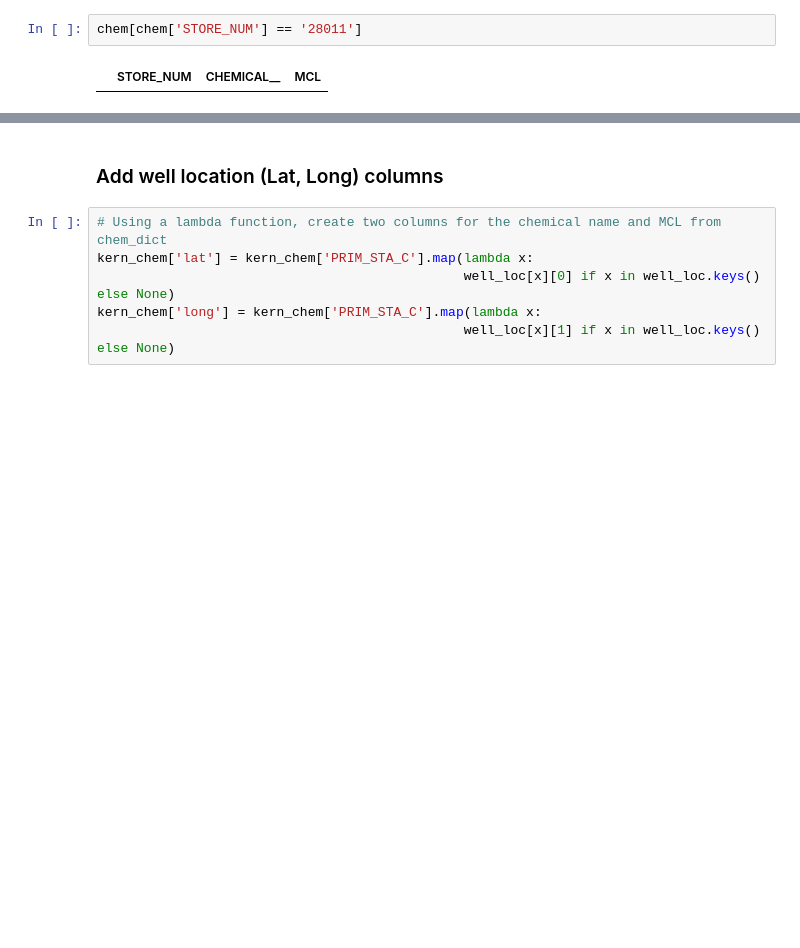
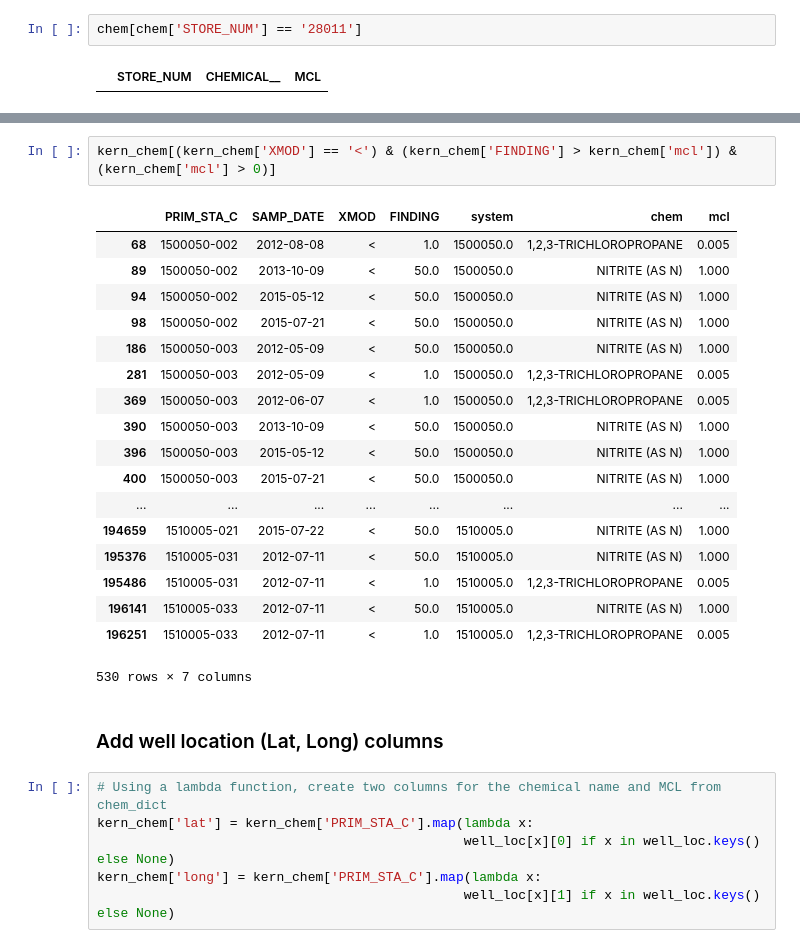
Before and after one commit to waterdatacollaborative/NicoleLook_Drinking-Water-Contaminant-Classification, a Jupyter notebook: Capstone.ipynb, the cells around one changed output, grey strips where cells are left out. Saved outputs shown, nothing was run; the diff lists cells and outputs as text; blank space fills up the shorter version.

```diff
--- a/Capstone.ipynb
+++ b/Capstone.ipynb
@@ -512,3 +443,24 @@ chem_sort.iloc[69:73]
+# %%
+kern_chem[(kern_chem['XMOD'] == '<') & (kern_chem['FINDING'] > kern_chem['mcl']) & (kern_chem['mcl'] > 0)]
+# %% [output]
+|  | PRIM_STA_C | SAMP_DATE | XMOD | FINDING | system | chem | mcl |
+| 68 | 1500050-002 | 2012-08-08 | < | 1.0 | 1500050.0 | 1,2,3-TRICHLOROPROPANE | 0.005 |
+| 89 | 1500050-002 | 2013-10-09 | < | 50.0 | 1500050.0 | NITRITE (AS N) | 1.000 |
+| 94 | 1500050-002 | 2015-05-12 | < | 50.0 | 1500050.0 | NITRITE (AS N) | 1.000 |
+| 98 | 1500050-002 | 2015-07-21 | < | 50.0 | 1500050.0 | NITRITE (AS N) | 1.000 |
+| 186 | 1500050-003 | 2012-05-09 | < | 50.0 | 1500050.0 | NITRITE (AS N) | 1.000 |
+| 281 | 1500050-003 | 2012-05-09 | < | 1.0 | 1500050.0 | 1,2,3-TRICHLOROPROPANE | 0.005 |
+| 369 | 1500050-003 | 2012-06-07 | < | 1.0 | 1500050.0 | 1,2,3-TRICHLOROPROPANE | 0.005 |
+| 390 | 1500050-003 | 2013-10-09 | < | 50.0 | 1500050.0 | NITRITE (AS N) | 1.000 |
+| 396 | 1500050-003 | 2015-05-12 | < | 50.0 | 1500050.0 | NITRITE (AS N) | 1.000 |
+| 400 | 1500050-003 | 2015-07-21 | < | 50.0 | 1500050.0 | NITRITE (AS N) | 1.000 |
+| ... | ... | ... | ... | ... | ... | ... | ... |
+| 194659 | 1510005-021 | 2015-07-22 | < | 50.0 | 1510005.0 | NITRITE (AS N) | 1.000 |
+| 195376 | 1510005-031 | 2012-07-11 | < | 50.0 | 1510005.0 | NITRITE (AS N) | 1.000 |
+| 195486 | 1510005-031 | 2012-07-11 | < | 1.0 | 1510005.0 | 1,2,3-TRICHLOROPROPANE | 0.005 |
+| 196141 | 1510005-033 | 2012-07-11 | < | 50.0 | 1510005.0 | NITRITE (AS N) | 1.000 |
+| 196251 | 1510005-033 | 2012-07-11 | < | 1.0 | 1510005.0 | 1,2,3-TRICHLOROPROPANE | 0.005 |
+530 rows × 7 columns
 # %% [markdown]
 ### Add well location (Lat, Long) columns
 # %%
```
Also changed, not shown: parts of 77 cells of this notebook.
